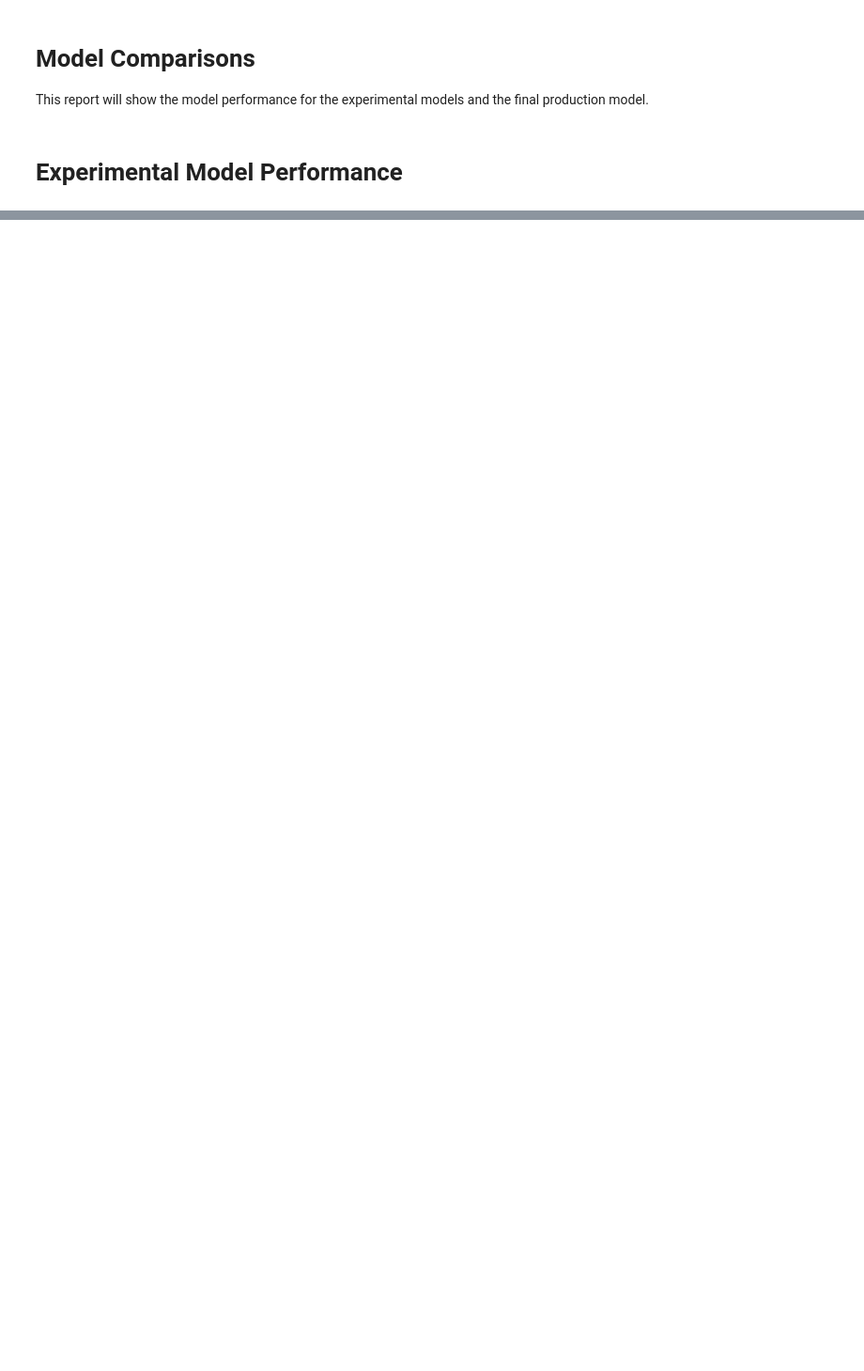
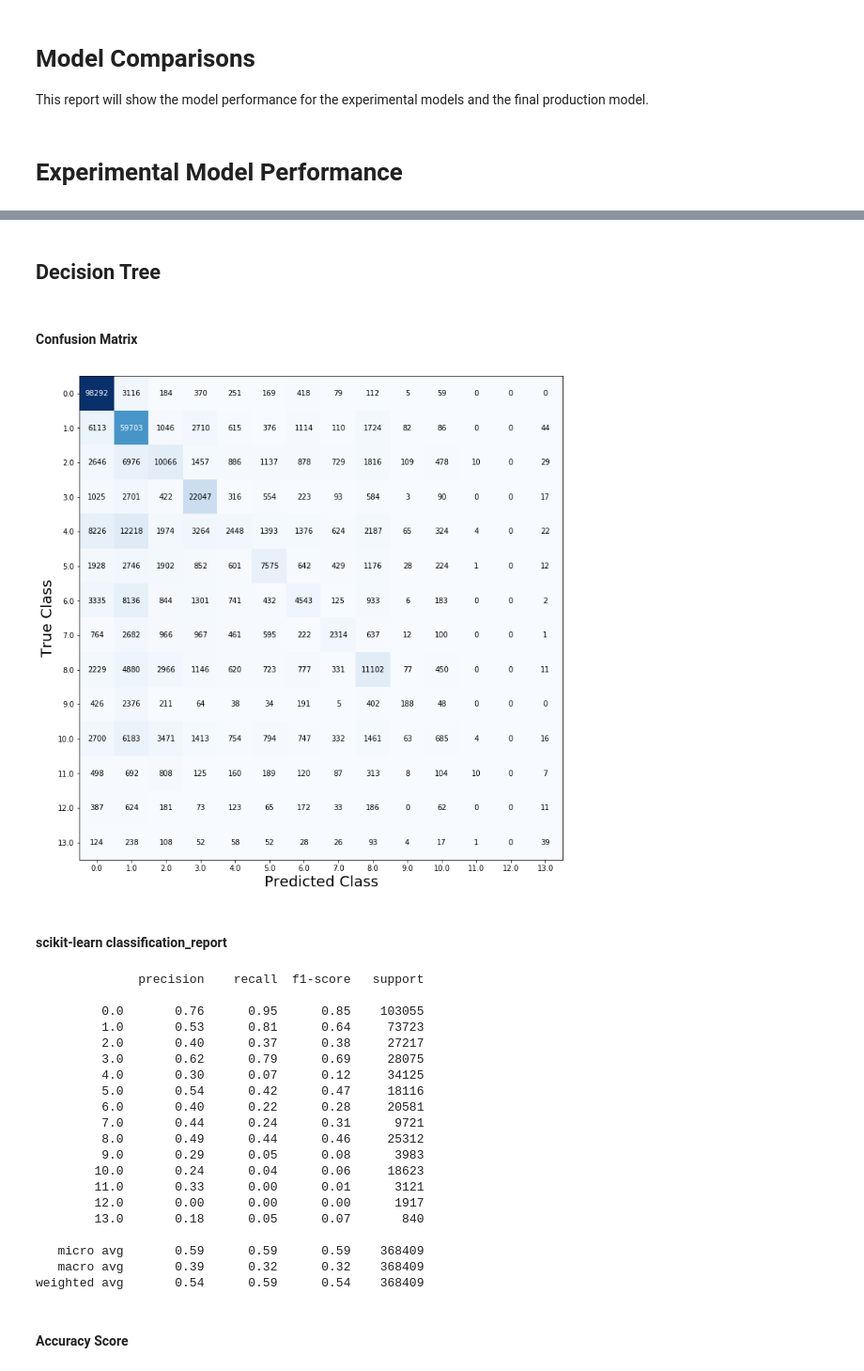
Before and after one commit to theBraindonor/la-parking-tickets, a Jupyter notebook: notebooks/model_comparisons.ipynb, the cells around one changed output, grey strips where cells are left out. Shown at 94% size. Drawn from its saved outputs; the diff is of its cells as text; code cells hidden in the pictures; blank space fills up the shorter version.

```diff
--- a/notebooks/model_comparisons.ipynb
+++ b/notebooks/model_comparisons.ipynb
@@ -96,0 +171,32 @@ def custom_classification_report(title, predict_file, predict_proba_file):
+# %%
+custom_classification_report(
+    'Decision Tree',
+    'model/experiment/output/decision_tree_basic_predict.p',
+    'model/experiment/output/decision_tree_basic_predict_proba.p'
+)
+# %% [output]
+## Decision Tree
+#### Confusion Matrix
+[figure, added]
+#### scikit-learn classification_report
+              precision    recall  f1-score   support
+
+         0.0       0.76      0.95      0.85    103055
+         1.0       0.53      0.81      0.64     73723
+         2.0       0.40      0.37      0.38     27217
+         3.0       0.62      0.79      0.69     28075
+         4.0       0.30      0.07      0.12     34125
+         5.0       0.54      0.42      0.47     18116
+         6.0       0.40      0.22      0.28     20581
+         7.0       0.44      0.24      0.31      9721
+         8.0       0.49      0.44      0.46     25312
+         9.0       0.29      0.05      0.08      3983
+        10.0       0.24      0.04      0.06     18623
+        11.0       0.33      0.00      0.01      3121
+        12.0       0.00      0.00      0.00      1917
+        13.0       0.18      0.05      0.07       840
+
+   micro avg       0.59      0.59      0.59    368409
+   macro avg       0.39      0.32      0.32    368409
+weighted avg       0.54      0.59      0.54    368409
+#### Accuracy Score
```
Also changed, not shown: parts of 9 cells of this notebook, 31 other files.
